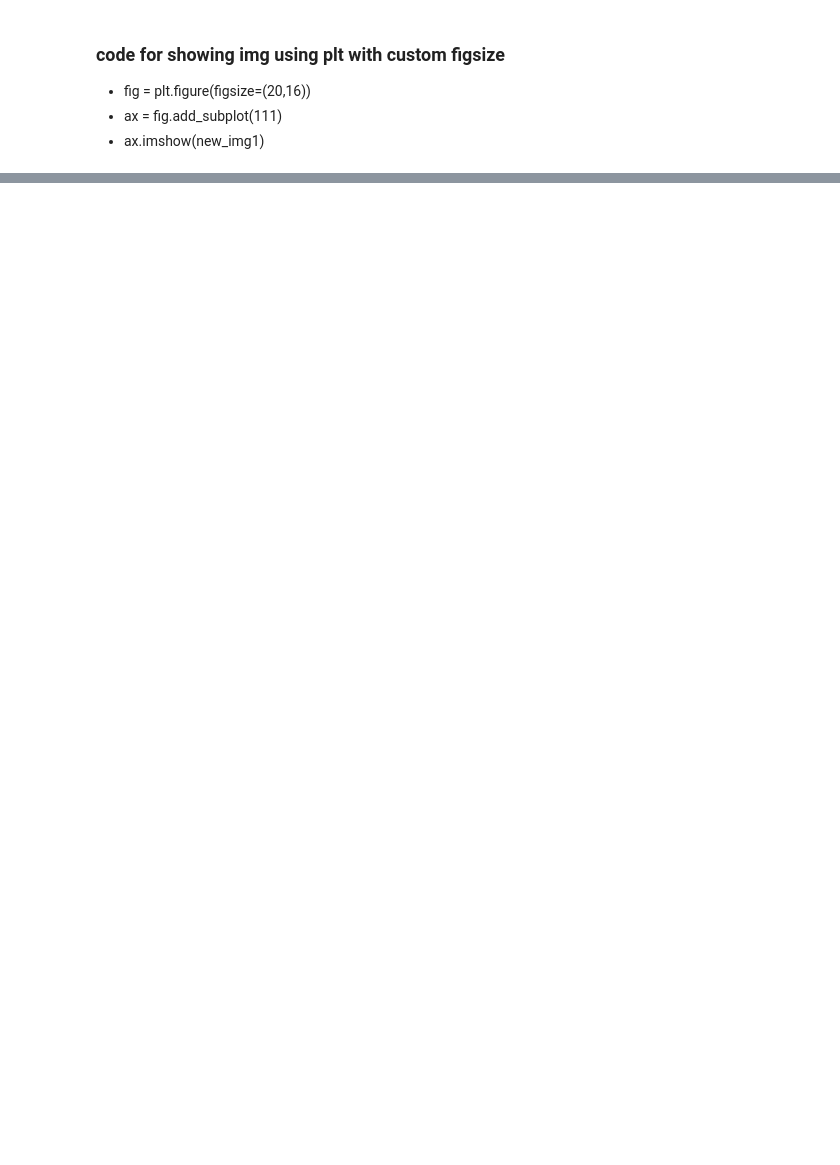
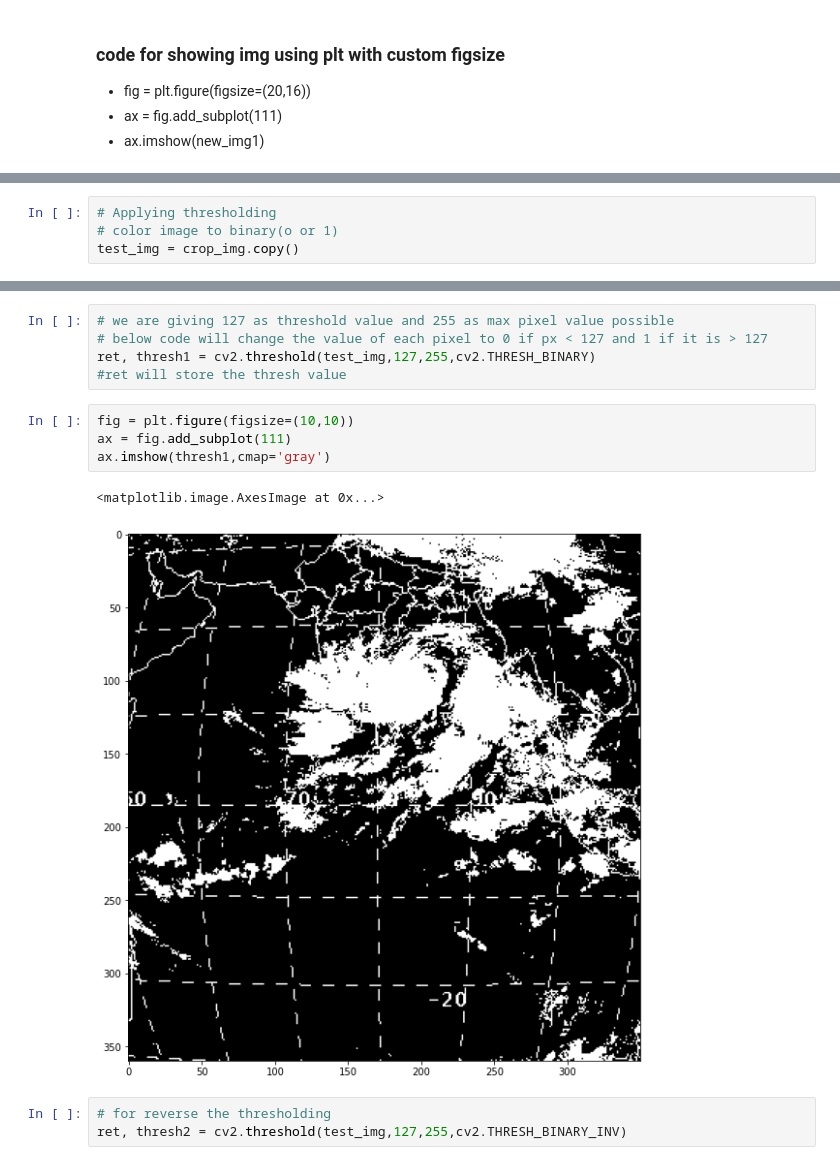
Before and after one commit to indrapaul824/VORTEX, a Jupyter notebook: tryout.ipynb, the cells around one changed output, grey strips where cells are left out. Drawn from its saved outputs; the diff is of its cells as text; blank space fills up the shorter version.

Commit message:
add thresholding code and img

```diff
--- a/tryout.ipynb
+++ b/tryout.ipynb
@@ -47,0 +82,4 @@ error: OpenCV(4.5.5) :-1: error: (-5:Bad argument) in function 'imshow'
+# %%
+# Applying thresholding
+# color image to binary(o or 1)
+test_img = crop_img.copy()
@@ -47,0 +100,15 @@ error: OpenCV(4.5.5) :-1: error: (-5:Bad argument) in function 'imshow'
+# %%
+# we are giving 127 as threshold value and 255 as max pixel value possible
+# below code will change the value of each pixel to 0 if px < 127 and 1 if it is > 127
+ret, thresh1 = cv2.threshold(test_img,127,255,cv2.THRESH_BINARY)
+#ret will store the thresh value
+# %%
+fig = plt.figure(figsize=(10,10))
+ax = fig.add_subplot(111)
+ax.imshow(thresh1,cmap='gray')
+# %% [output]
+<matplotlib.image.AxesImage at 0x...>
+[figure, added]
+# %%
+# for reverse the thresholding
+ret, thresh2 = cv2.threshold(test_img,127,255,cv2.THRESH_BINARY_INV)
```
Also changed, not shown: parts of 14 cells of this notebook, 1 other file.
